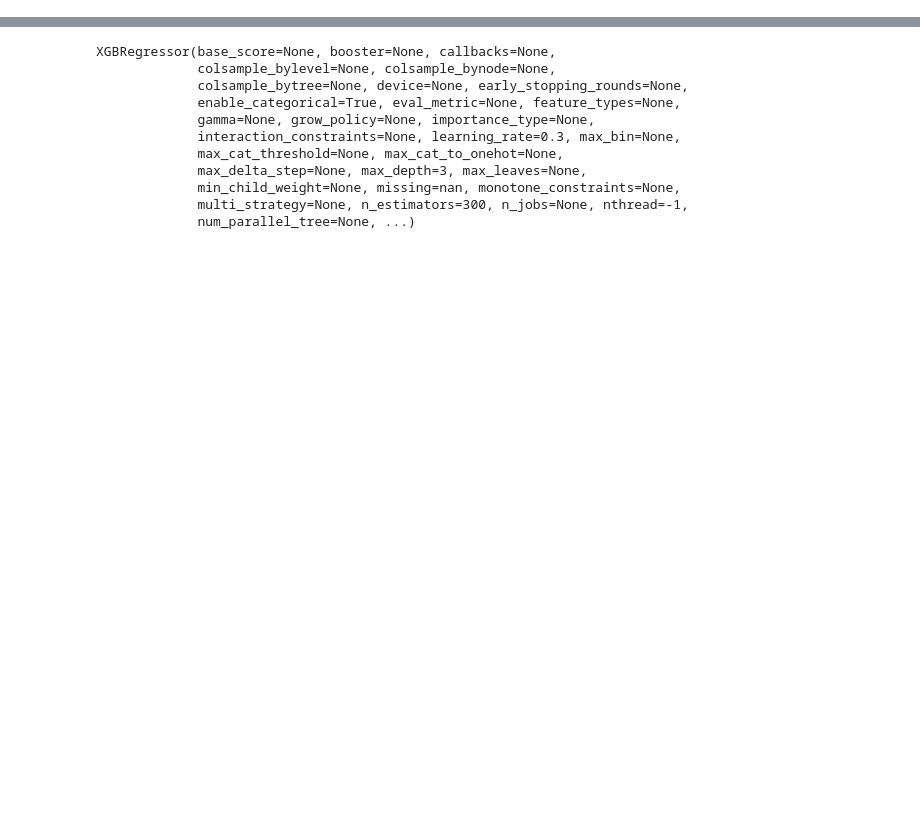
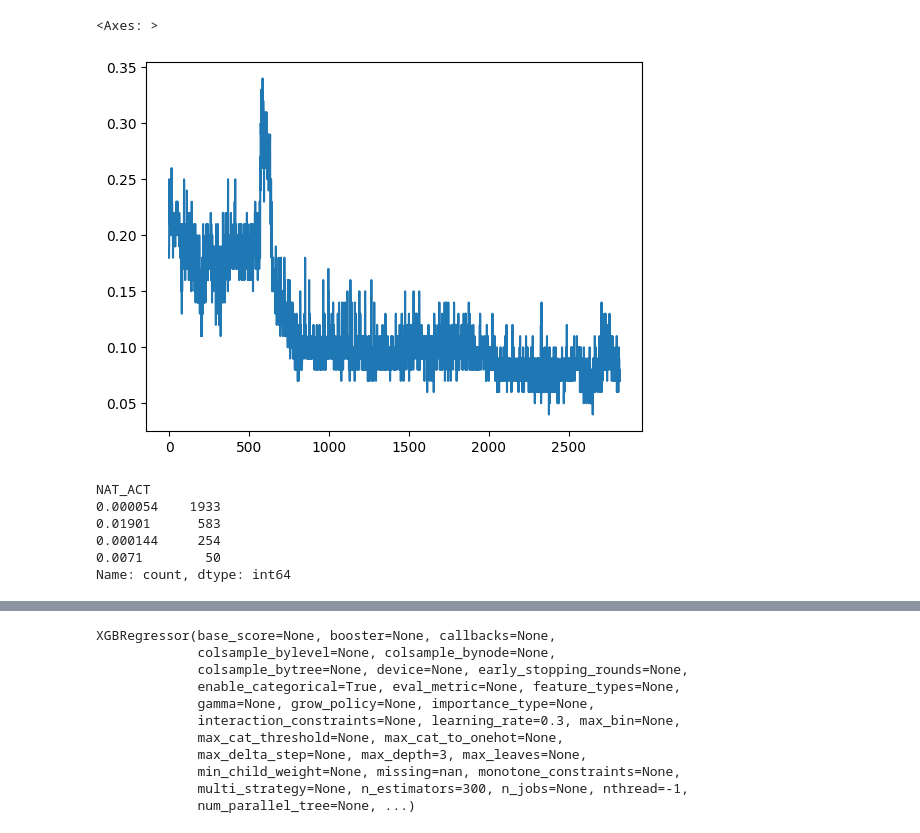
Before and after one commit to oscarhibbert/election-predictor, a Jupyter notebook: notebooks/nieksonneveld_xgboost.ipynb, the cells around one changed output, grey strips where cells are left out. Saved outputs shown, nothing was run; the diff lists cells and outputs as text; code cells hidden in the pictures; blank space fills up the shorter version.

```diff
--- a/notebooks/nieksonneveld_xgboost.ipynb
+++ b/notebooks/nieksonneveld_xgboost.ipynb
@@ -75,0 +86,6 @@ preproc_pipeline = make_column_transformer(
+# %%
+from datetime import datetime
+# Split data up to 2017 election (TRAIN) and all data related to 2019 election (TEST)
+data['next_elec_date'] = data['next_elec_date'].astype("datetime64[ns]")
+data_train = data[data['next_elec_date'] < datetime.strptime('2019-12-12', '%Y-%m-%d')]
+data_test = data[data['next_elec_date'] == datetime.strptime('2019-12-12', '%Y-%m-%d')]
@@ -76 +117,7 @@ preproc_pipeline = make_column_transformer(
+# %%
+data_train.LIB_FC.plot()
+# data.LIB_FC.plot()
+# %% [output]
+<Axes: >
+[figure, added]
 # %%
@@ -94 +157,10 @@ y = data_processed[['LAB_ACT', 'CON_ACT', 'LIB_ACT', 'GRE_ACT', 'BRX_ACT',
+# %%
+y_train['NAT_ACT'].value_counts()
+# %% [output]
+NAT_ACT
+0.000054    1933
+0.01901      583
+0.000144     254
+0.0071        50
+Name: count, dtype: int64
 # %%
```
Also changed, not shown: parts of 23 cells of this notebook.
